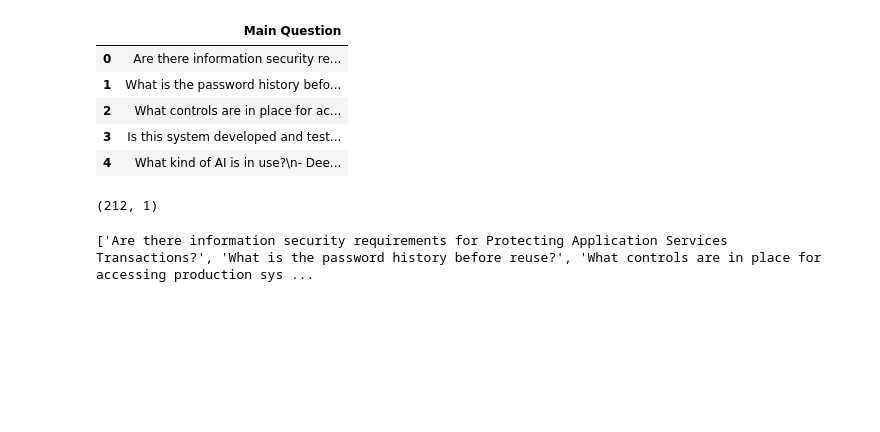
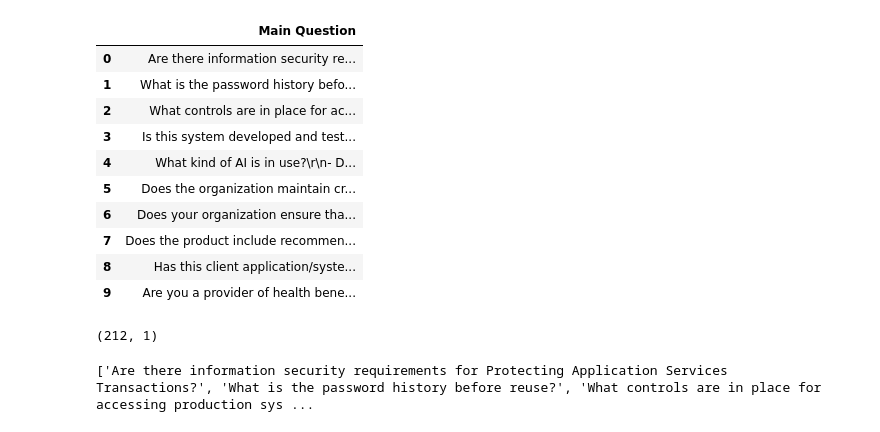
Before and after one commit to aagabpant/Sales_NLP, a Jupyter notebook: NLP_Task.ipynb, the cells around one changed output. Cells and saved outputs as stored; diff of their text form; code cells hidden in the pictures; blank space fills up the shorter version.

```diff
--- a/NLP_Task.ipynb
+++ b/NLP_Task.ipynb
@@ -1,14 +1,19 @@
 # %%
 import pandas as pd
 df = pd.read_csv(r'Data\questions_nlp_task.csv')
-df.head()
+df.head(10)
 # %% [output]
 |  | Main Question |
 | 0 | Are there information security re... |
 | 1 | What is the password history befo... |
 | 2 | What controls are in place for ac... |
 | 3 | Is this system developed and test... |
-| 4 | What kind of AI is in use?\n- Dee... |
+| 4 | What kind of AI is in use?\r\n- D... |
+| 5 | Does the organization maintain cr... |
+| 6 | Does your organization ensure tha... |
+| 7 | Does the product include recommen... |
+| 8 | Has this client application/syste... |
+| 9 | Are you a provider of health bene... |
 # %%
 df.shape
 # %% [output]
```
Also changed, not shown: parts of 3 cells of this notebook, 1 other file.
